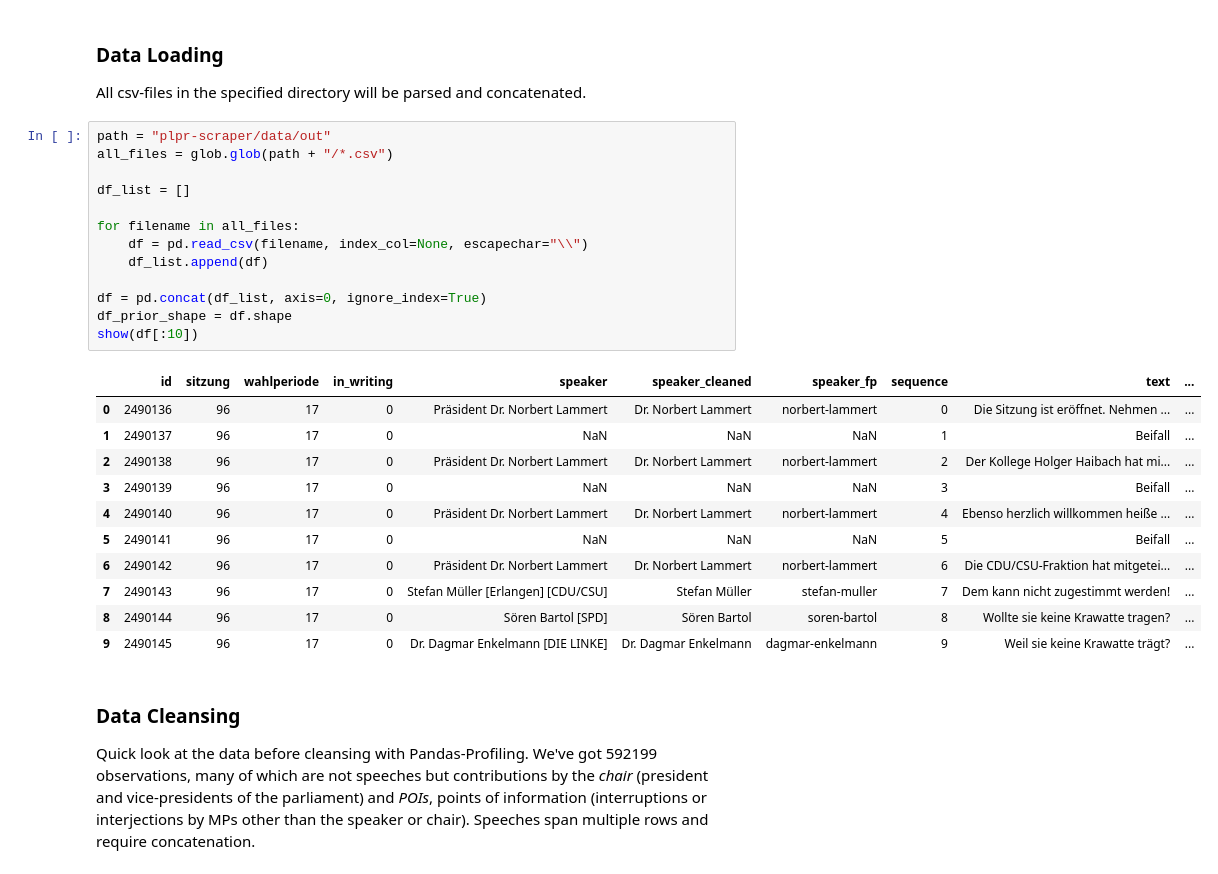
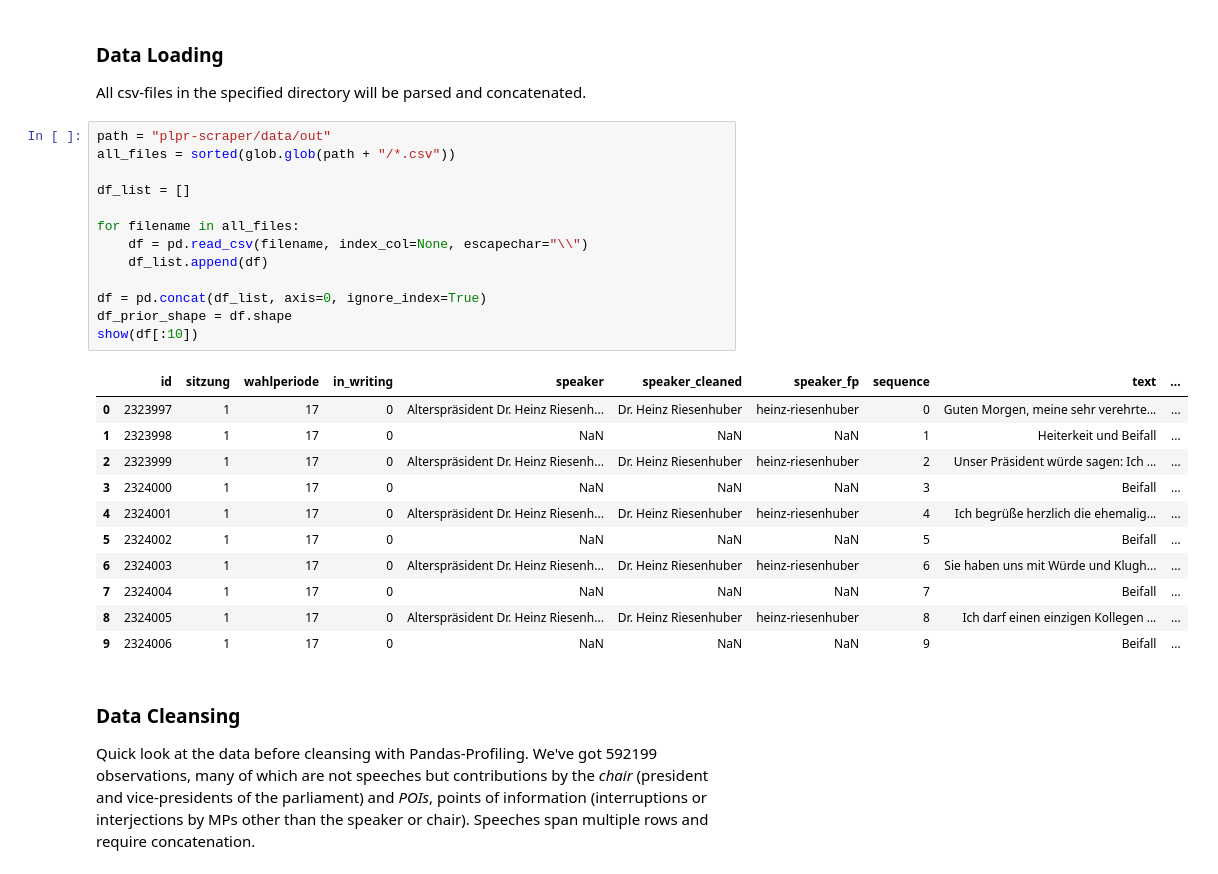
Before and after one commit to sebas-seck/bundestag_nlp, a Jupyter notebook: nb_02_plenary_protocols.ipynb, the cells around one changed output. Drawn from its saved outputs; the diff is of its cells as text.

```diff
--- a/nb_02_plenary_protocols.ipynb
+++ b/nb_02_plenary_protocols.ipynb
@@ -23,29 +23,29 @@ def preview_lines(filepath, N=5):
 All csv-files in the specified directory will be parsed and concatenated.
 # %%
 path = "plpr-scraper/data/out"
-all_files = glob.glob(path + "/*.csv")
+all_files = sorted(glob.glob(path + "/*.csv"))
 
 df_list = []
 
 for filename in all_files:
     df = pd.read_csv(filename, index_col=None, escapechar="\\")
     df_list.append(df)
 
 df = pd.concat(df_list, axis=0, ignore_index=True)
 df_prior_shape = df.shape
 show(df[:10])
 # %% [output]
 |  | id | sitzung | wahlperiode | in_writing | speaker | speaker_cleaned | speaker_fp | sequence | text | ... |
-| 0 | 2490136 | 96 | 17 | 0 | Präsident Dr. Norbert Lammert | Dr. Norbert Lammert | norbert-lammert | 0 | Die Sitzung ist eröffnet. Nehmen ... | ... |
-| 1 | 2490137 | 96 | 17 | 0 | NaN | NaN | NaN | 1 | Beifall | ... |
-| 2 | 2490138 | 96 | 17 | 0 | Präsident Dr. Norbert Lammert | Dr. Norbert Lammert | norbert-lammert | 2 | Der Kollege Holger Haibach hat mi... | ... |
-| 3 | 2490139 | 96 | 17 | 0 | NaN | NaN | NaN | 3 | Beifall | ... |
-| 4 | 2490140 | 96 | 17 | 0 | Präsident Dr. Norbert Lammert | Dr. Norbert Lammert | norbert-lammert | 4 | Ebenso herzlich willkommen heiße ... | ... |
-| 5 | 2490141 | 96 | 17 | 0 | NaN | NaN | NaN | 5 | Beifall | ... |
-| 6 | 2490142 | 96 | 17 | 0 | Präsident Dr. Norbert Lammert | Dr. Norbert Lammert | norbert-lammert | 6 | Die CDU/CSU-Fraktion hat mitgetei... | ... |
-| 7 | 2490143 | 96 | 17 | 0 | Stefan Müller [Erlangen] [CDU/CSU] | Stefan Müller | stefan-muller | 7 | Dem kann nicht zugestimmt werden! | ... |
-| 8 | 2490144 | 96 | 17 | 0 | Sören Bartol [SPD] | Sören Bartol | soren-bartol | 8 | Wollte sie keine Krawatte tragen? | ... |
-| 9 | 2490145 | 96 | 17 | 0 | Dr. Dagmar Enkelmann [DIE LINKE] | Dr. Dagmar Enkelmann | dagmar-enkelmann | 9 | Weil sie keine Krawatte trägt? | ... |
+| 0 | 2323997 | 1 | 17 | 0 | Alterspräsident Dr. Heinz Riesenh... | Dr. Heinz Riesenhuber | heinz-riesenhuber | 0 | Guten Morgen, meine sehr verehrte... | ... |
+| 1 | 2323998 | 1 | 17 | 0 | NaN | NaN | NaN | 1 | Heiterkeit und Beifall | ... |
+| 2 | 2323999 | 1 | 17 | 0 | Alterspräsident Dr. Heinz Riesenh... | Dr. Heinz Riesenhuber | heinz-riesenhuber | 2 | Unser Präsident würde sagen: Ich ... | ... |
+| 3 | 2324000 | 1 | 17 | 0 | NaN | NaN | NaN | 3 | Beifall | ... |
+| 4 | 2324001 | 1 | 17 | 0 | Alterspräsident Dr. Heinz Riesenh... | Dr. Heinz Riesenhuber | heinz-riesenhuber | 4 | Ich begrüße herzlich die ehemalig... | ... |
+| 5 | 2324002 | 1 | 17 | 0 | NaN | NaN | NaN | 5 | Beifall | ... |
+| 6 | 2324003 | 1 | 17 | 0 | Alterspräsident Dr. Heinz Riesenh... | Dr. Heinz Riesenhuber | heinz-riesenhuber | 6 | Sie haben uns mit Würde und Klugh... | ... |
+| 7 | 2324004 | 1 | 17 | 0 | NaN | NaN | NaN | 7 | Beifall | ... |
+| 8 | 2324005 | 1 | 17 | 0 | Alterspräsident Dr. Heinz Riesenh... | Dr. Heinz Riesenhuber | heinz-riesenhuber | 8 | Ich darf einen einzigen Kollegen ... | ... |
+| 9 | 2324006 | 1 | 17 | 0 | NaN | NaN | NaN | 9 | Beifall | ... |
 # %% [markdown]
 ### Data Cleansing
 Quick look at the data before cleansing with Pandas-Profiling. We've got 592199 observations, many of which are not speeches but contributions by the *chair* (president and vice-presidents of the parliament) and *POIs*, points of information (interruptions or interjections by MPs other than the speaker or chair). Speeches span multiple rows and require concatenation.
```
Also changed, not shown: parts of 6 cells of this notebook, 4 other files.
